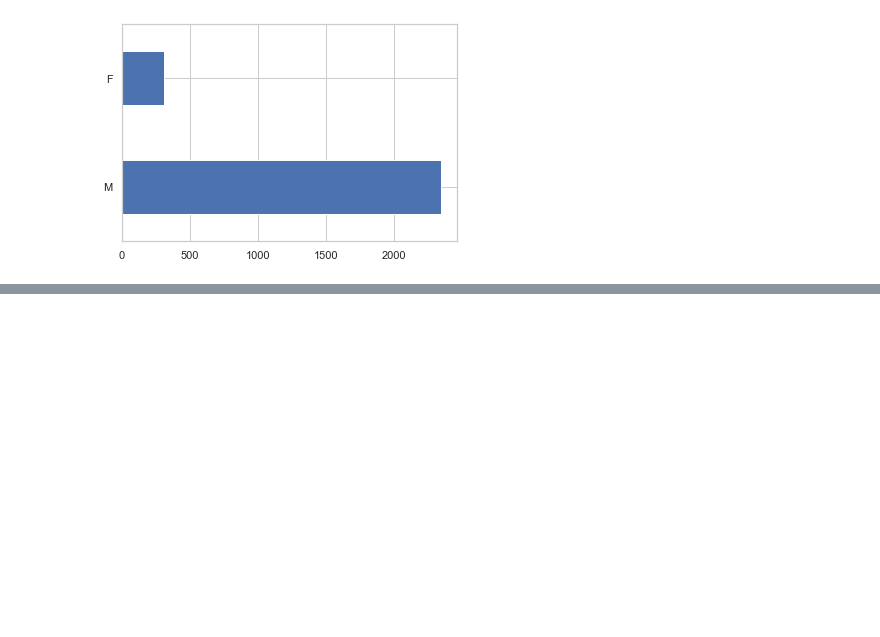
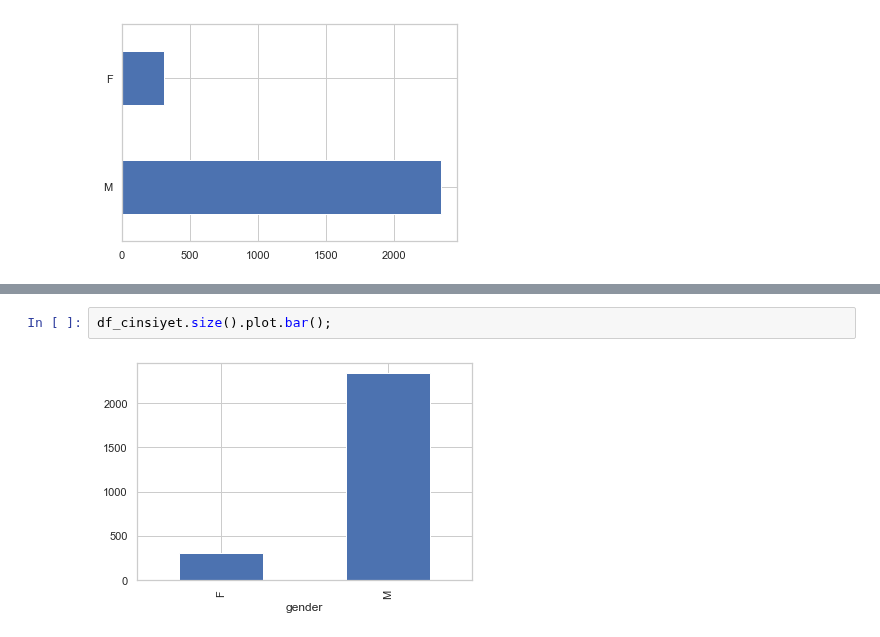
Before and after one commit to abdullahcayde/Trainings, a Jupyter notebook: Data_Preprocessing/forbes_2022.ipynb, the cells around one changed output, grey strips where cells are left out. Cells and saved outputs as stored; diff of their text form; blank space fills up the shorter version.

```diff
--- a/Data_Preprocessing/forbes_2022.ipynb
+++ b/Data_Preprocessing/forbes_2022.ipynb
@@ -243,0 +250,4 @@ sns.barplot(x= 'gender',y= 'age', data= df);
+# %%
+df_cinsiyet.size().plot.bar();
+# %% [output]
+[figure, added]
```
Also changed, not shown: parts of 24 cells of this notebook.
